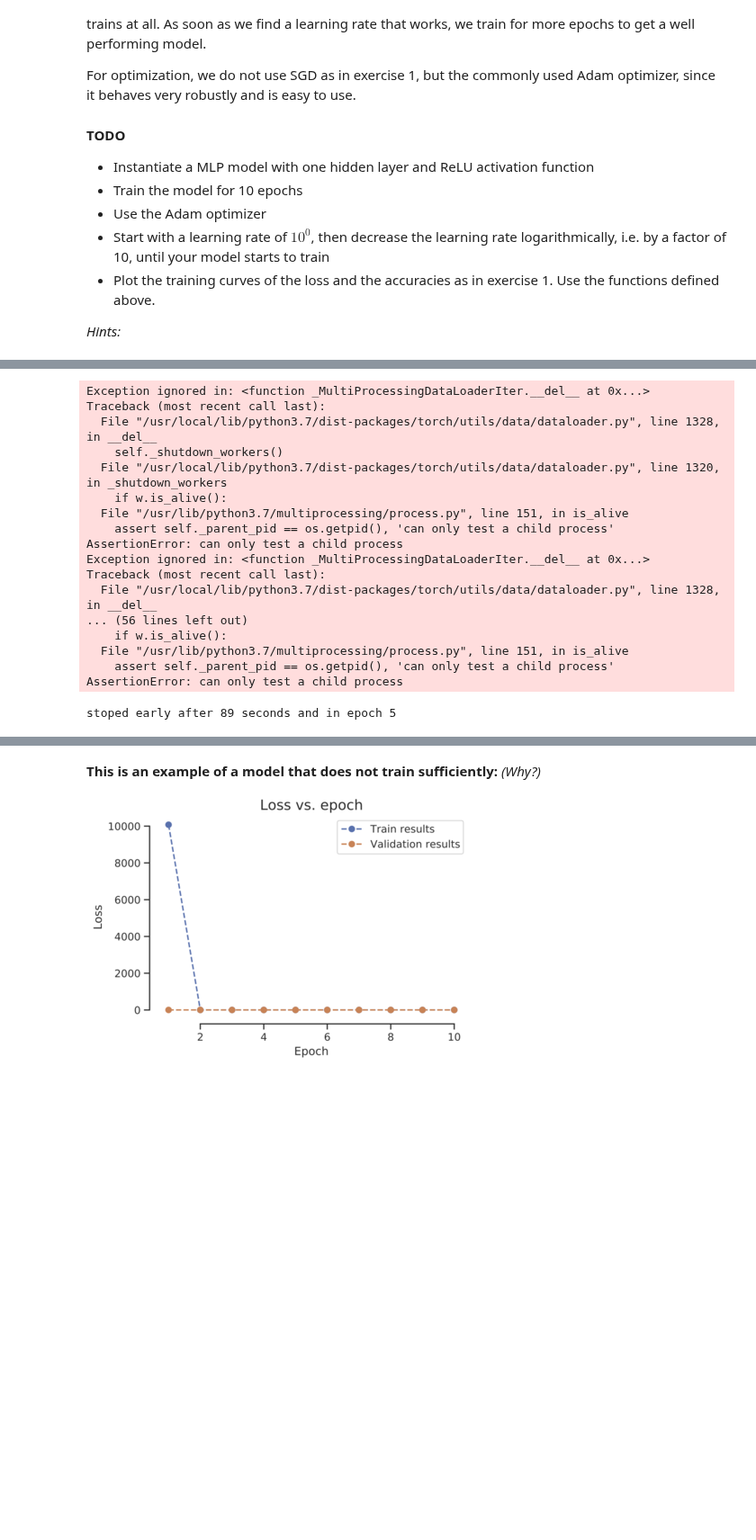
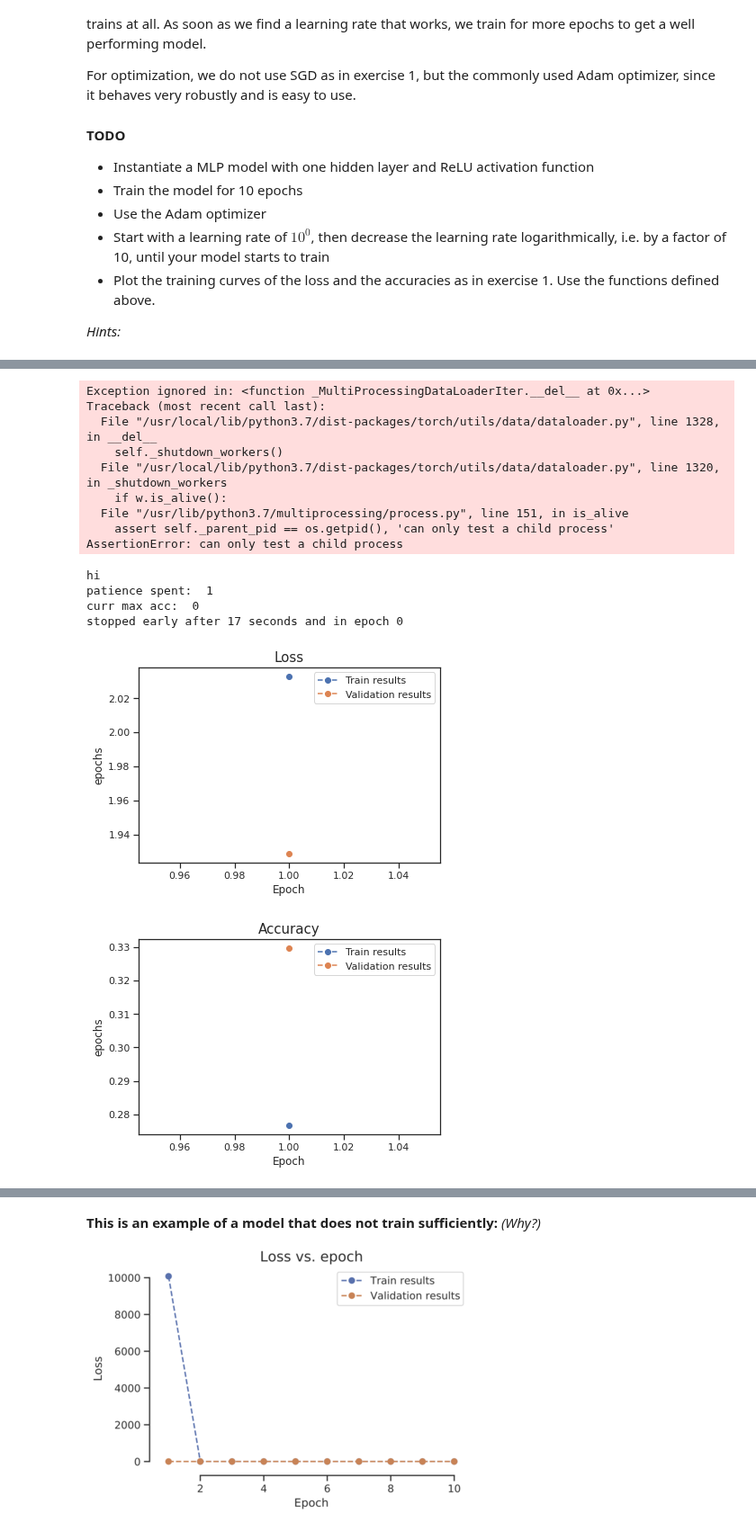
Before and after one commit to jonaden94/deepl-ecker-21-22, a Jupyter notebook: Ex2_2021.ipynb, the cells around one changed output, grey strips where cells are left out. Shown at 90% size. Saved outputs shown, nothing was run; the diff lists cells and outputs as text; code cells hidden in the pictures; blank space fills up the shorter version.

```diff
--- a/Ex2_2021.ipynb
+++ b/Ex2_2021.ipynb
@@ -390,7 +392,7 @@ def run_training(model, optimizer, loss_function, device, num_epochs,
                                                                    model, loss_function,
                                                                    device, master_bar)
 
-        # Save loss and acc for plotting
+        # Save loss and acc for plotting and add increase of val_acc
         train_losses.append(epoch_train_loss)
         val_losses.append(epoch_val_loss)
         train_accs.append(epoch_train_acc)
@@ -401,13 +403,13 @@ def run_training(model, optimizer, loss_function, device, num_epochs,
 
         # custom code for early stopper
         if not early_stopper == None:
+            early_stopper.update_patience_spent(val_accs, epoch, model)
+            print("patience spent: ", early_stopper.patience_spent)
+            print("curr max acc: ", early_stopper.curr_max_acc)
 
-            if epoch >= 2:
-                early_stopper.early_stopping(train_accs[-2] > train_accs[-1])
-
-            if early_stopper.early_stop:
+            if early_stopper.patience_spent > early_stopper.patience:
                 time_elapsed = np.round(time.time() - start_time, 0).astype(int)
-                print(f'stoped early after {time_elapsed} seconds and in epoch {epoch}')
+                print(f'stopped early after {time_elapsed} seconds and in epoch {epoch}')
                 return train_losses, val_losses, train_accs, val_accs, confusion_matrix
 
     time_elapsed = np.round(time.time() - start_time, 0).astype(int)
@@ -456,7 +458,7 @@ def plot(title, label, train_results, val_results, yscale='linear', save_path=No
     plt.yscale(yscale)
     plt.title(title)
 
-    sns.despine(trim=True, offset=5)
+    # sns.despine(trim=True, offset=5)
     plt.title(title, fontsize=15)
     if save_path:
         plt.savefig(str(save_path), bbox_inches='tight')
@@ -497,7 +499,7 @@ class MLP(nn.Module):
         self.layer_in = nn.Linear(img_width * img_width * num_in_channels, num_hidden_units)
         self.layer_mid = nn.Linear(num_hidden_units, num_hidden_units)
         self.layer_out = nn.Linear(num_hidden_units, num_classes)
-        self.relu = act_fn
+        self.act_fn = act_fn
         self.num_hidden_layers = num_hidden_layers
 
     def forward(self, x):
@@ -516,16 +518,13 @@ class MLP(nn.Module):
         ####################
 
         x = self.flatten(x)
-        x = self.relu(x)
-        x = self.layer_in(x)
+        x = self.layer_in(self.act_fn(x))
 
         for i in range(self.num_hidden_layers-1):
-            x = self.relu(x)
-            x = self.layer_mid(x)
+            x = self.layer_mid(self.act_fn(x))
 
-        x = self.relu(x)
-        outputs = self.layer_out(x)
-        return outputs
+        x = self.layer_out(self.act_fn(x))
+        return x
 # %% [markdown]
 ## Model training: learning rate
 
@@ -544,33 +543,33 @@ For optimization, we do not use SGD as in exercise 1, but the commonly used Adam
 
 *Hints:*
 # %%
+# train model with lr 1
 mlp = MLP(img_width=32, num_in_channels=3, num_classes=10, num_hidden_units=30,
           num_hidden_layers=1, act_fn=nn.ReLU(inplace=False))
+mlp = mlp.cuda()
+optimizer = torch.optim.Adam(mlp.parameters(), lr=0.001)
+loss_function = nn.CrossEntropyLoss()
+result1 = run_training(mlp, optimizer, loss_function, device, 100,
+                      trainloader, valloader, early_stopper=EarlyStopper(patience=0), verbose=True)
 
-mlp = mlp.cuda()
-optimizer = torch.optim.Adam(mlp.parameters(), lr=1)
-loss_function = nn.CrossEntropyLoss()
-
-
-result1 = run_training(mlp, optimizer, loss_function, device, 10,
-                      trainloader, valloader, early_stopper=EarlyStopper(), verbose=True)
+# plot model performance
+train_losses, val_losses, train_accs, val_accs, confusion_matrix = result1
+plot("Loss", "epochs", train_losses, val_losses, yscale='linear')
+plot("Accuracy", "epochs", train_accs, val_accs, yscale='linear')
 # %% [output]
 [interactive output not drawn]
 Exception ignored in: <function _MultiProcessingDataLoaderIter.__del__ at 0x...>
 Traceback (most recent call last):
   File "/usr/local/lib/python3.7/dist-packages/torch/utils/data/dataloader.py", line 1328, in __del__
     self._shutdown_workers()
   File "/usr/local/lib/python3.7/dist-packages/torch/utils/data/dataloader.py", line 1320, in _shutdown_workers
     if w.is_alive():
   File "/usr/lib/python3.7/multiprocessing/process.py", line 151, in is_alive
     assert self._parent_pid == os.getpid(), 'can only test a child process'
 AssertionError: can only test a child process
-Exception ignored in: <function _MultiProcessingDataLoaderIter.__del__ at 0x...>
-Traceback (most recent call last):
-  File "/usr/local/lib/python3.7/dist-packages/torch/utils/data/dataloader.py", line 1328, in __del__
-... (56 lines left out)
-    if w.is_alive():
-  File "/usr/lib/python3.7/multiprocessing/process.py", line 151, in is_alive
-    assert self._parent_pid == os.getpid(), 'can only test a child process'
-AssertionError: can only test a child process
-stoped early after 89 seconds and in epoch 5
+hi
+patience spent:  1
+curr max acc:  0
+stopped early after 17 seconds and in epoch 0
+[figure, added]
+[figure, added]
```
Also changed, not shown: parts of 21 cells of this notebook.
